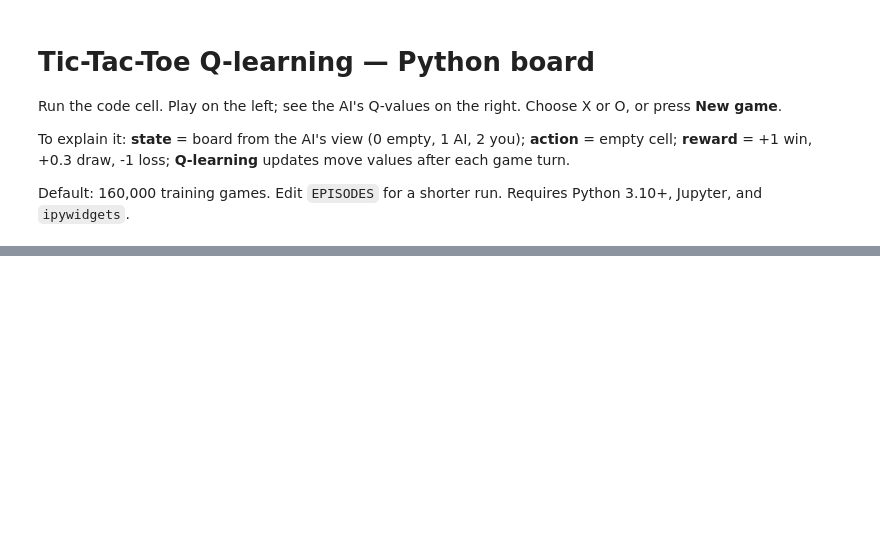
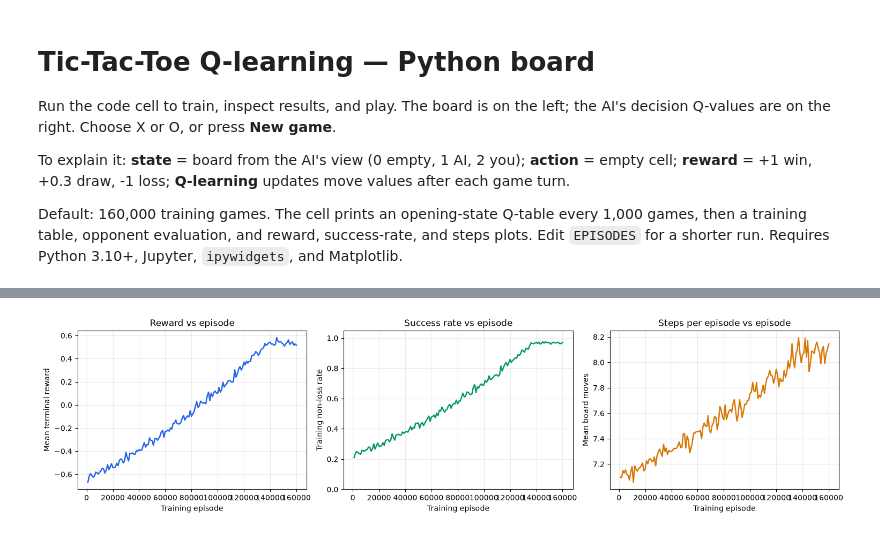
Before and after one commit to shreejaykurhade/tic-tac-toe-qlearning-lab, a Jupyter notebook: notebooks/TicTacToe_All_In_One.ipynb, the cells around one changed output, grey strips where cells are left out. Saved outputs shown, nothing was run; the diff lists cells and outputs as text; code cells hidden in the pictures; blank space fills up the shorter version.

Commit message:
Restore notebook training tables plots and Q snapshots

```diff
--- a/notebooks/TicTacToe_All_In_One.ipynb
+++ b/notebooks/TicTacToe_All_In_One.ipynb
@@ -1,11 +1,11 @@
 # %% [markdown]
 # Tic-Tac-Toe Q-learning — Python board
 
-Run the code cell. Play on the left; see the AI's Q-values on the right. Choose X or O, or press **New game**.
+Run the code cell to train, inspect results, and play. The board is on the left; the AI's decision Q-values are on the right. Choose X or O, or press **New game**.
 
 To explain it: **state** = board from the AI's view (0 empty, 1 AI, 2 you); **action** = empty cell; **reward** = +1 win, +0.3 draw, -1 loss; **Q-learning** updates move values after each game turn.
 
-Default: 160,000 training games. Edit `EPISODES` for a shorter run. Requires Python 3.10+, Jupyter, and `ipywidgets`.
+Default: 160,000 training games. The cell prints an opening-state Q-table every 1,000 games, then a training table, opponent evaluation, and reward, success-rate, and steps plots. Edit `EPISODES` for a shorter run. Requires Python 3.10+, Jupyter, `ipywidgets`, and Matplotlib.
 # %%
 # One Python cell: train the Q-learning agent, then play it.
 """Game rules and opponents. Cells: 0 empty, 1 X, 2 O."""
@@ -205,18 +205,30 @@ class QLearningAgent:
 # Train: try moves early, then favor learned moves.
 import ipywidgets as widgets
 from IPython.display import display
+import matplotlib.pyplot as plt
 
 EPISODES = 160_000
 SEED = 42
 agent = QLearningAgent(alpha=0.15, gamma=0.97, seed=SEED)
 opponent_rng = random.Random(SEED + 1)
 opponent_weights = (0.25, 0.15, 0.60)  # random, tactical, minimax
+history = []
+window = {"wins": 0, "draws": 0, "losses": 0, "reward": 0.0, "moves": 0}
+
+def print_q_snapshot(episode):
+    # Opening-state values for X; other states remain in agent.q.
+    values = agent.values("000000000")
+    print(f"Episode {episode:,} | opening Q-table (X to move) | states: {len(agent.q)}")
+    for row in range(0, 9, 3):
+        print("  " + " | ".join(f"{value:+.3f}" for value in values[row:row + 3]))
 
 for episode in range(1, EPISODES + 1):
     agent_mark = X if episode % 2 else O
     board = EMPTY_BOARD
+    moves = 0
     if agent_mark == O:
         board = play(board, mixture_action(board, X, opponent_rng, opponent_weights), X)
+        moves += 1
     # Epsilon falls from 1.0 to 0.03.
     fraction = min(1.0, (episode - 1) / max(1, EPISODES * 0.85))
     epsilon = 1.0 + fraction * (0.03 - 1.0)
@@ -224,10 +236,12 @@ for episode in range(1, EPISODES + 1):
         state = encode_state(board, agent_mark)
         action = agent.select_action(board, agent_mark, epsilon)
         board = play(board, action, agent_mark)
+        moves += 1
         if not terminal(board):
             opponent_mark = other(agent_mark)
             reply = mixture_action(board, opponent_mark, opponent_rng, opponent_weights)
             board = play(board, reply, opponent_mark)
+            moves += 1
         done = terminal(board)
         result = winner(board)
         # Reward: win +1, draw +0.3, loss -1.
@@ -236,6 +250,65 @@ for episode in range(1, EPISODES + 1):
                      None if done else encode_state(board, agent_mark), done)
         if done:
             break
+
+    window["wins"] += result == agent_mark
+    window["draws"] += result == 0
+    window["losses"] += result == other(agent_mark)
+    window["reward"] += reward
+    window["moves"] += moves
+    if episode % 1000 == 0 or episode == EPISODES:
+        count = episode % 1000 or 1000
+        history.append({"episode": episode, "epsilon": epsilon,
+                        "avg_reward": window["reward"] / count,
+                        "non_loss": (window["wins"] + window["draws"]) / count,
+                        "avg_moves": window["moves"] / count,
+                        "wins": window["wins"], "draws": window["draws"],
+                        "losses": window["losses"]})
+        print_q_snapshot(episode)
+        window = {"wins": 0, "draws": 0, "losses": 0, "reward": 0.0, "moves": 0}
+
+print("\nTraining results by 1,000-game window")
+print(f"{'Episode':>8} {'eps':>6} {'W':>5} {'D':>5} {'L':>5} {'avg reward':>11} {'non-loss':>9} {'moves':>7}")
+for row in history:
+    print(f"{row['episode']:8,d} {row['epsilon']:6.3f} {row['wins']:5d} "
+          f"{row['draws']:5d} {row['losses']:5d} {row['avg_reward']:11.3f} "
+          f"{row['non_loss']:9.1%} {row['avg_moves']:7.2f}")
+
+# Evaluate the greedy policy against each opponent.
+print("\nFinal evaluation (200 games as X and 200 as O per opponent)")
+print(f"{'Opponent':<10} {'Wins':>5} {'Draws':>6} {'Losses':>7} {'Non-loss':>9}")
+for name, weights in (("Random", (1, 0, 0)), ("Tactical", (0, 1, 0)),
+                      ("Minimax", (0, 0, 1))):
+    eval_rng = random.Random(SEED + 100)
+    wins = draws = losses = 0
+    for game_number in range(400):
+        agent_mark = X if game_number % 2 == 0 else O
+        board = EMPTY_BOARD
+        while not terminal(board):
+            turn = X if sum(cell != 0 for cell in board) % 2 == 0 else O
+            action = (agent.select_action(board, agent_mark, rng=eval_rng)
+                      if turn == agent_mark else mixture_action(board, turn, eval_rng, weights))
+            board = play(board, action, turn)
+        result = winner(board)
+        wins += result == agent_mark
+        draws += result == 0
+        losses += result == other(agent_mark)
+    print(f"{name:<10} {wins:5d} {draws:6d} {losses:7d} {(wins + draws) / 400:9.1%}")
+
+fig, axes = plt.subplots(1, 3, figsize=(15, 3.7), constrained_layout=True)
+xs = [row["episode"] for row in history]
+for ax, key, title, ylabel, color in zip(
+    axes,
+    ("avg_reward", "non_loss", "avg_moves"),
+    ("Reward vs episode", "Success rate vs episode", "Steps per episode vs episode"),
+    ("Mean terminal reward", "Training non-loss rate", "Mean board moves"),
+    ("#2563eb", "#059669", "#d97706"),
+):
+    ax.plot(xs, [row[key] for row in history], color=color, linewidth=1.8)
+    ax.set(title=title, xlabel="Training episode", ylabel=ylabel)
+    ax.grid(alpha=0.25)
+axes[1].set_ylim(0, 1.05)
+plt.show()
 
 
 class NotebookTicTacToe:
@@ -373,3 +446,4 @@ class NotebookTicTacToe:
 
 game = NotebookTicTacToe(agent)
 display(game.widget)
+# %% [output]
@@ -375,0 +467 @@ display(game.widget)
+[figure, added]
```
Also changed, not shown: parts of 1 cell of this notebook, 2 other files.
